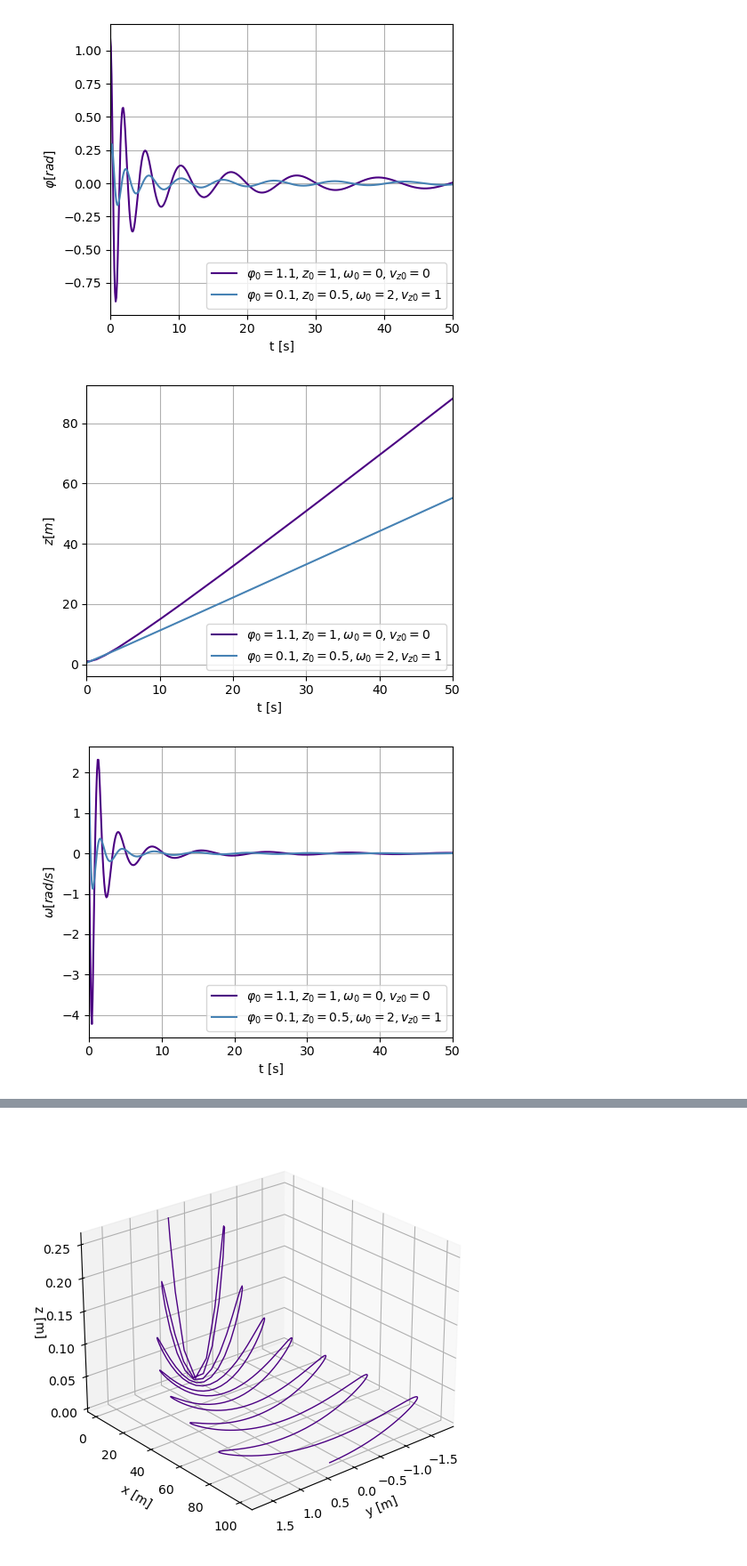
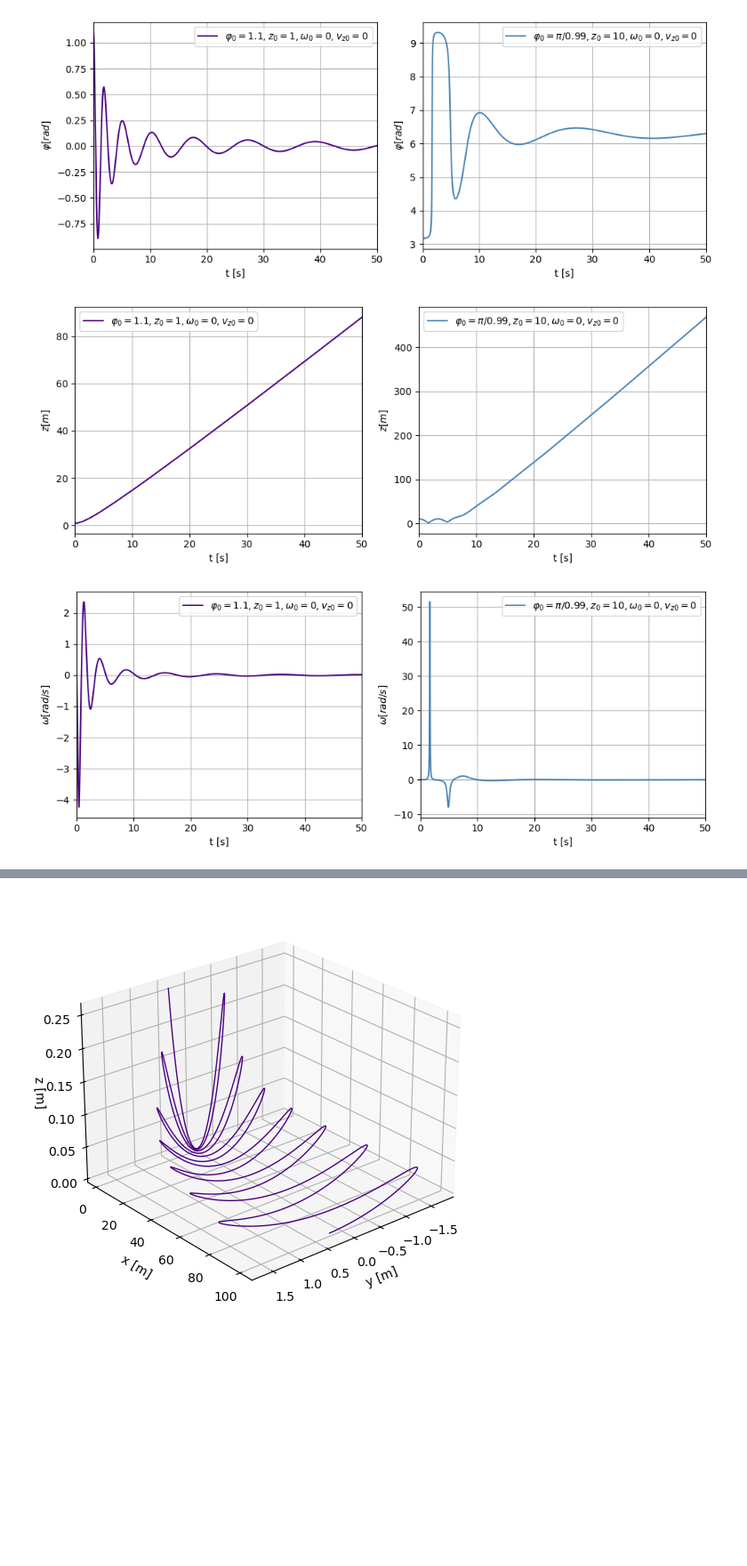
Before and after one commit to w-maks/Numerical-Cone, a Jupyter notebook: plots.ipynb, the cells around one changed output, grey strips where cells are left out. Shown: that part at 89% size. Saved outputs shown, nothing was run; the diff lists cells and outputs as text; code cells hidden in the pictures; blank space fills up the shorter version.

```diff
--- a/plots.ipynb
+++ b/plots.ipynb
@@ -8,26 +8,35 @@ df_x1 = pd.read_csv("./cmake-build-debug/xyz1.csv")
 df_c2 = pd.read_csv("./cmake-build-debug/cone2.csv")
 df_x2 = pd.read_csv("./cmake-build-debug/xyz2.csv")
 # %%
-dfs = {r"$\varphi_0 = 1.1, z_0=1, \omega_0=0, v_{z0}=0$": df_c1, r"$\varphi_0 = 0.1, z_0=0.5, \omega_0=2, v_{z0}=1$": df_c2}
-columns = ['phi', 'z','omega','vz', 'E', 'E_anal']
+dfs = {r"$\varphi_0 = 1.1, z_0=1, \omega_0=0, v_{z0}=0$": df_c1, r"$\varphi_0 = \pi/0.99, z_0=10, \omega_0=0, v_{z0}=0$": df_c2}
+columns = ['phi','z','omega','vz', 'E', 'E_anal']
 names = [r'$\varphi [rad]$', r'$z [m]$',r'$\omega [rad/s]$', r'$v_{z} [m/s]$']
 colors = ['indigo', 'steelblue', 'firebrick', 'palevioletred']
 # %%
-i=0
-for k in range (0,4):
-    plt.figure(figsize=(5, 4))
-    for wp, df in dfs.items():
-        plt.plot(df['t'], df[columns[k]], color=colors[i], label=wp)
-        i+=1
-    i=0
-    plt.xlabel("t [s]")
-    plt.ylabel(names[k])
-    plt.xlim(0,50)
-    plt.grid(True)
-    plt.legend(loc="lower right")
+wp_keys = list(dfs.keys())
+df1 = dfs[wp_keys[0]]
+df2 = dfs[wp_keys[1]]
+
+for k in range(4):
+    fig, axs = plt.subplots(1, 2, figsize=(10, 4))
+
+    axs[0].plot(df1['t'], df1[columns[k]], color=colors[0], label=wp_keys[0])
+    axs[0].set_xlabel("t [s]")
+    axs[0].set_ylabel(names[k])
+    axs[0].set_xlim(0, 50)
+    axs[0].grid(True)
+    axs[0].legend(loc="best")
+
+    axs[1].plot(df2['t'], df2[columns[k]], color=colors[1], label=wp_keys[1])
+    axs[1].set_xlabel("t [s]")
+    axs[1].set_ylabel(names[k])
+    axs[1].set_xlim(0, 50)
+    axs[1].grid(True)
+    axs[1].legend(loc="best")
+
     plt.tight_layout()
     plt.show()
 # %% [output]
-[figure, old version]
+[figure, new version]
-[figure, old version]
+[figure, new version]
-[figure, old version]
+[figure, new version]
```
Also changed, not shown: parts of 4 cells of this notebook.
